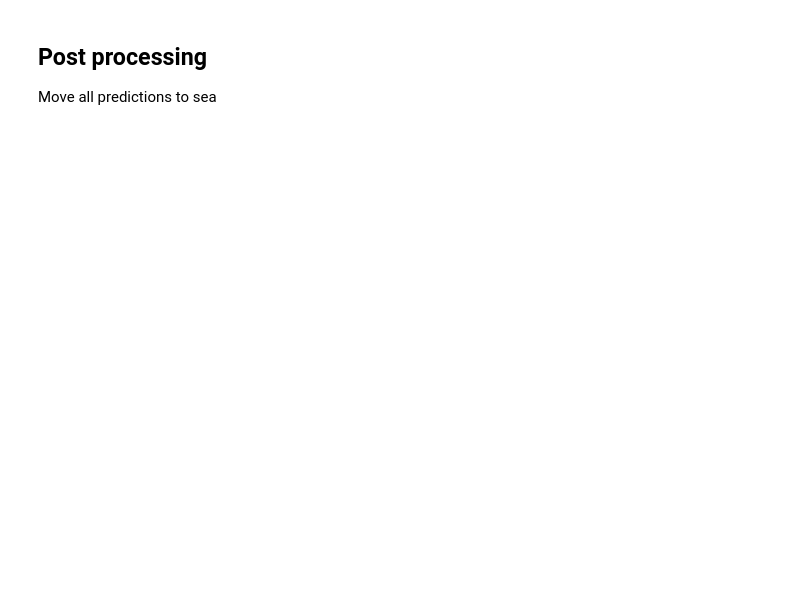
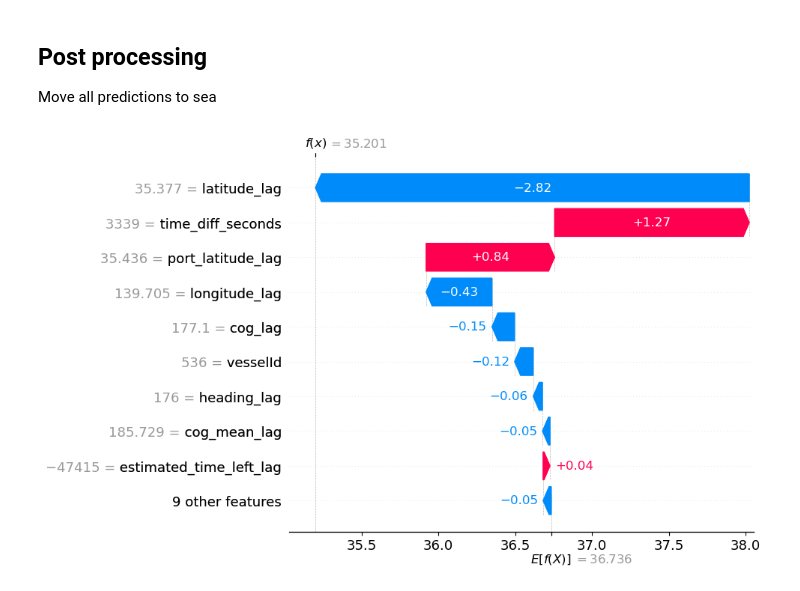
Before and after one commit to SPiso3/TDT4173-ML, a Jupyter notebook: group120_project/Short_notebook_1.ipynb, the cells around one changed output. Drawn from its saved outputs; the diff is of its cells as text; code cells hidden in the pictures; blank space fills up the shorter version.

Commit message:
model int completed

```diff
--- a/group120_project/Short_notebook_1.ipynb
+++ b/group120_project/Short_notebook_1.ipynb
@@ -272,3 +274,26 @@ gdf.loc[points_on_land.index, 'latitude_predicted'] = points_on_land['closest_la
 gdf = gdf.drop(columns=['vesselId', 'time', 'geometry'])
 # %%
 gdf.to_csv('result_n1.csv', index=False)
+# %%
+explainer = shap.TreeExplainer(model.estimators_[0])
+# Replace this with your instance of interest
+instance = X_train.iloc[[50000010]]  # Using first row as example
+
+# Calculate SHAP values for the instance
+shap_values = explainer.shap_values(instance)
+
+# Create and save waterfall plot
+plt.figure(figsize=(8, 6))
+shap.waterfall_plot(
+    shap.Explanation(
+        values=shap_values[0],
+        base_values=explainer.expected_value,
+        data=instance.values[0],
+        feature_names=X_train.columns
+    )
+)
+plt.tight_layout()
+plt.savefig('shap_waterfall_plot.png')
+plt.close()
+# %% [output]
+[figure, added]
```
Also changed, not shown: parts of 2 cells of this notebook, 6 other files.
